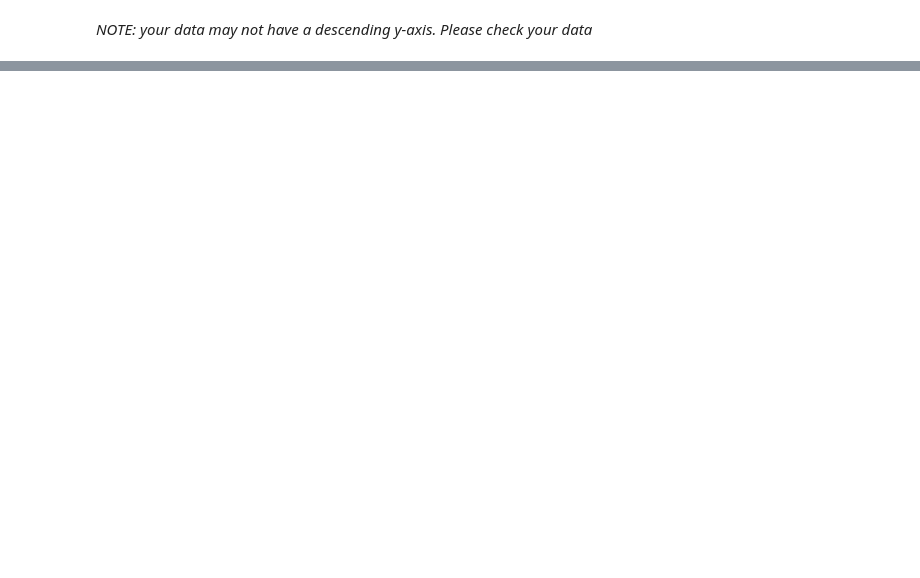
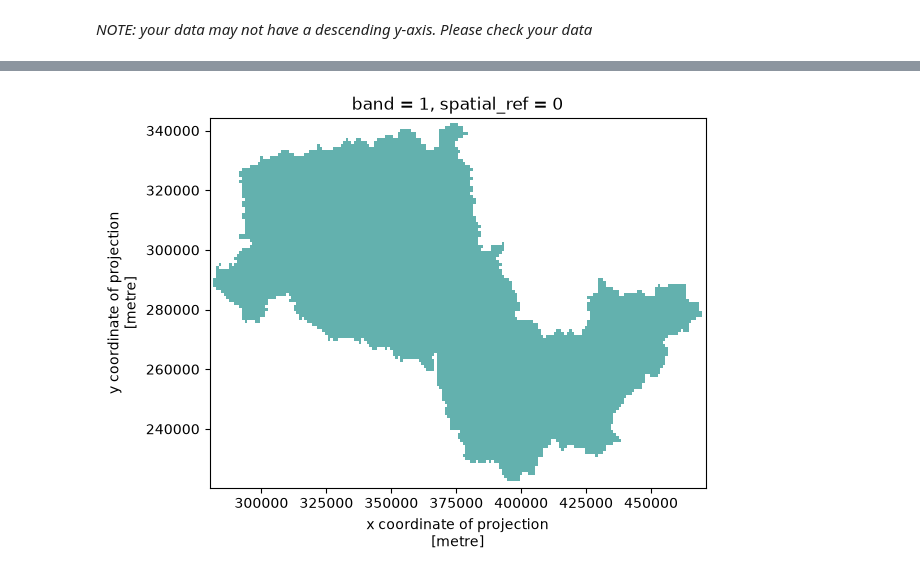
Before and after one commit to Thomasjkeel/access-UK-radar-data, a Jupyter notebook: from_CEDA/read_NIMROD_data_from_CEDA.ipynb, the cells around one changed output, grey strips where cells are left out. Saved outputs shown, nothing was run; the diff lists cells and outputs as text; code cells hidden in the pictures; blank space fills up the shorter version.

```diff
--- a/from_CEDA/read_NIMROD_data_from_CEDA.ipynb
+++ b/from_CEDA/read_NIMROD_data_from_CEDA.ipynb
@@ -310,10 +354,11 @@ catchment_nimrod_hourly.isel(time=0)['rainfall_rate'].plot()
+# %%
+uk_hght = rioxarray.open_rasterio("../spatial_data/uk_cehgear_mask.tif")
 # %%
+# Make catchment mask
+catchment_mask = make_region_hght_clip(nrfa_shp, uk_hght)
 
-
-    # 3. Make catchment mask
-    catchment_mask = make_region_hght_clip(nrfa_shp, uk_hght)
-    catchment_mask = catchment_mask.isel(y=slice(None, None, -1)) # flip y coords
-    catchment_mask = catchment_mask.sel(
-        x=slice(nrfa_shp.bounds['minx'][0]-CATCHMENT_BUFFER, nrfa_shp.bounds['maxx'][0]+CATCHMENT_BUFFER),
-        y=slice(nrfa_shp.bounds['miny'][0]-CATCHMENT_BUFFER, nrfa_shp.bounds['maxy'][0]+CATCHMENT_BUFFER),
-    )
+catchment_mask = catchment_mask.sel(
+    x=slice(nrfa_shp.bounds['minx'][0]-CATCHMENT_BUFFER, nrfa_shp.bounds['maxx'][0]+CATCHMENT_BUFFER),
+    y=slice(nrfa_shp.bounds['maxy'][0]+CATCHMENT_BUFFER, nrfa_shp.bounds['miny'][0]-CATCHMENT_BUFFER),
+)
+catchment_mask = catchment_mask.isel(y=slice(None, None, -1)) # flip y coords
@@ -320,9 +385,10 @@ catchment_nimrod_hourly.isel(time=0)['rainfall_rate'].plot()
 # %%
-
-    # 3.1 Plot (can remove)
-    # fig, ax = plt.subplots(1)
-    # catchment_mask.plot(ax=ax, alpha=.7, add_colorbar=False)
-    # ax.set_xlim(nrfa_shp.bounds['minx'][0]-CATCHMENT_BUFFER, nrfa_shp.bounds['maxx'][0]+CATCHMENT_BUFFER);
-    # ax.set_ylim(nrfa_shp.bounds['miny'][0]-CATCHMENT_BUFFER, nrfa_shp.bounds['maxy'][0]+CATCHMENT_BUFFER);
-    # plt.show()
+# Plot
+fig, ax = plt.subplots(1)
+catchment_mask.plot(ax=ax, alpha=.7, add_colorbar=False)
+ax.set_xlim(nrfa_shp.bounds['minx'][0]-CATCHMENT_BUFFER, nrfa_shp.bounds['maxx'][0]+CATCHMENT_BUFFER);
+ax.set_ylim(nrfa_shp.bounds['miny'][0]-CATCHMENT_BUFFER, nrfa_shp.bounds['maxy'][0]+CATCHMENT_BUFFER);
+plt.show()
+# %% [output]
+[figure, added]
 # %%
```
Also changed, not shown: parts of 16 cells of this notebook.
